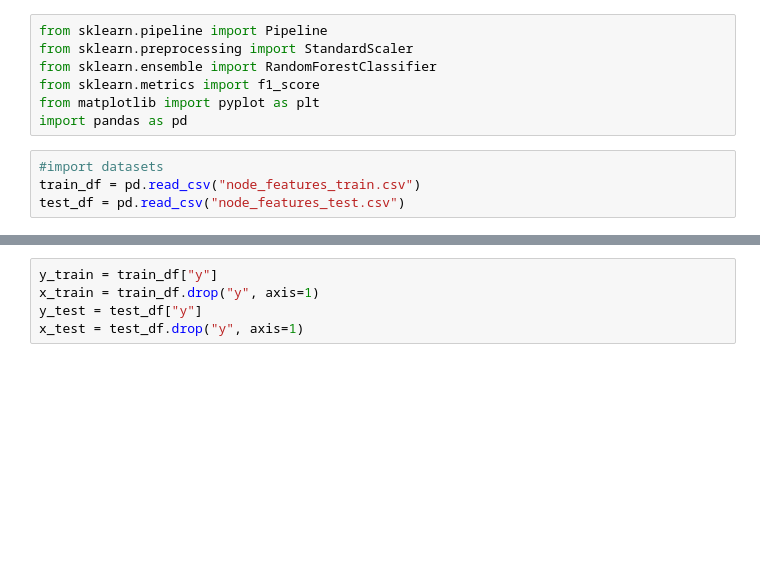
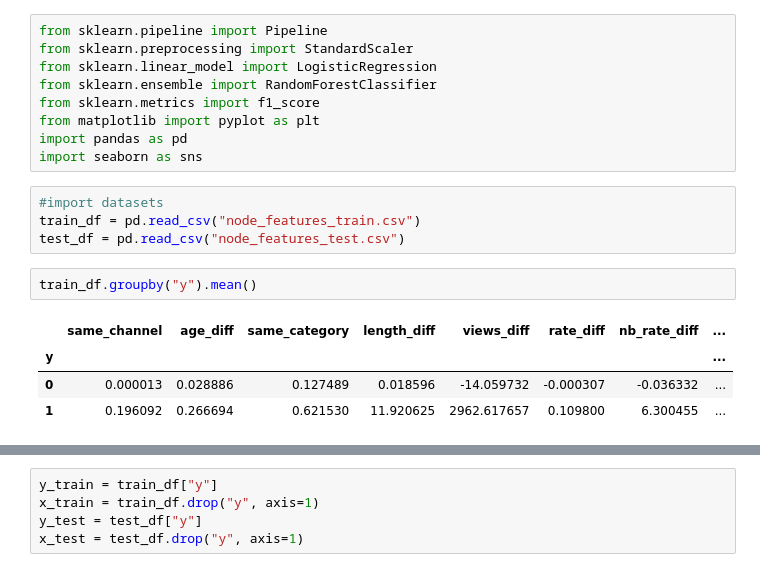
Before and after one commit to caterinaconz/youtube-network-analysis, a Jupyter notebook: modeling.ipynb, the cells around one changed output, grey strips where cells are left out. Saved outputs shown, nothing was run; the diff lists cells and outputs as text; blank space fills up the shorter version.

Commit message:
updated modelling

```diff
--- a/modeling.ipynb
+++ b/modeling.ipynb
@@ -1,11 +1,20 @@
 # %%
 from sklearn.pipeline import Pipeline
 from sklearn.preprocessing import StandardScaler
+from sklearn.linear_model import LogisticRegression
 from sklearn.ensemble import RandomForestClassifier
 from sklearn.metrics import f1_score
 from matplotlib import pyplot as plt
 import pandas as pd
+import seaborn as sns
 # %%
 #import datasets
 train_df = pd.read_csv("node_features_train.csv")
 test_df = pd.read_csv("node_features_test.csv")
+# %%
+train_df.groupby("y").mean()
+# %% [output]
+|  | same_channel | age_diff | same_category | length_diff | views_diff | rate_diff | nb_rate_diff | ... |
+| y |  |  |  |  |  |  |  | ... |
+| 0 | 0.000013 | 0.028886 | 0.127489 | 0.018596 | -14.059732 | -0.000307 | -0.036332 | ... |
+| 1 | 0.196092 | 0.266694 | 0.621530 | 11.920625 | 2962.617657 | 0.109800 | 6.300455 | ... |
```
Also changed, not shown: parts of 12 cells of this notebook, 1 other file.
